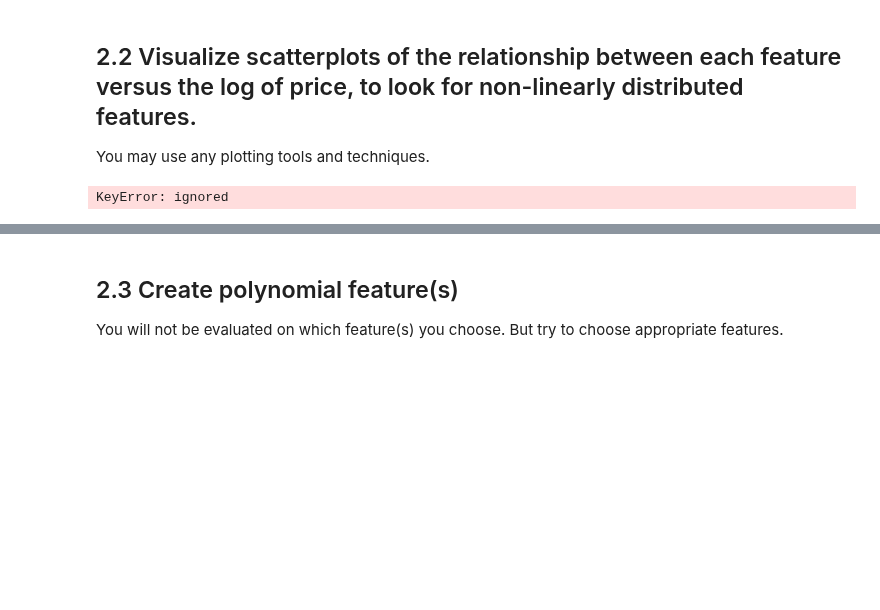
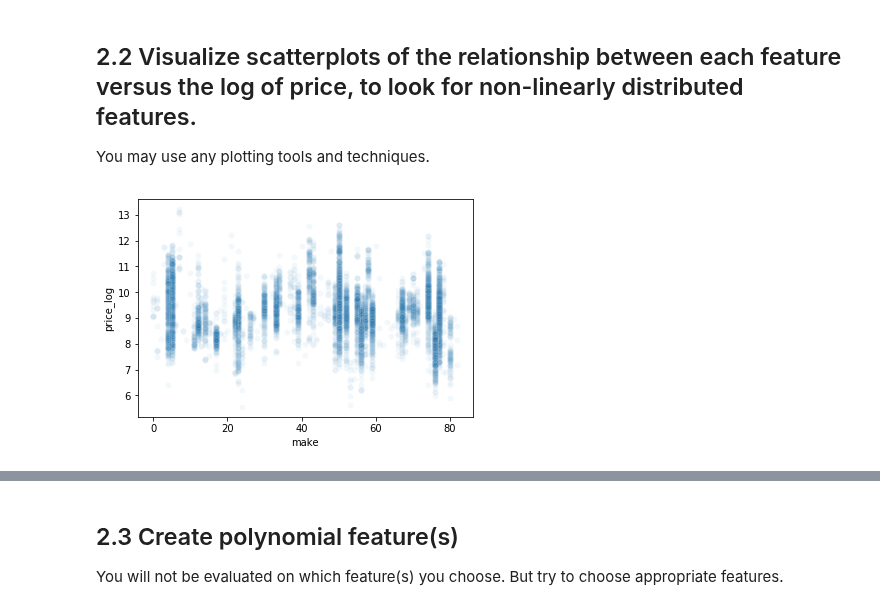
Before and after one commit to LambdaSchool/DS-Unit-2-Sprint-2-Regression, a Jupyter notebook: Regression_Sprint_Challenge.ipynb, the cells around one changed output, grey strips where cells are left out. Cells and saved outputs as stored; diff of their text form; code cells hidden in the pictures; blank space fills up the shorter version.

```diff
--- a/Regression_Sprint_Challenge.ipynb
+++ b/Regression_Sprint_Challenge.ipynb
@@ -145,10 +143,14 @@ df.head()
 ## 2.2 Visualize scatterplots of the relationship between each feature versus the log of price, to look for non-linearly distributed features.
 You may use any plotting tools and techniques.
 # %%
-target = 'price_log'
-numeric_columns = df.select_dtypes(include='number').columns
-for feature in df.drop(target):
-    sns.scatterplot(x=feature, y=target, data=df, alpha=0.1)
-    plt.show()
+# target = 'price_log'
+# for feature in df.drop(target):
+#     sns.scatterplot(x=feature, y=target, data=df, alpha=0.1)
+#     plt.show()
+
+
+# Tried automating but getting errors so I'll have to do it by hand
+
+sns.scatterplot(x='make', y='price_log', data=df, alpha=0.05);
 # %% [output]
-KeyError: ignored
+[figure, added]
```
Also changed, not shown: parts of 19 cells of this notebook.
